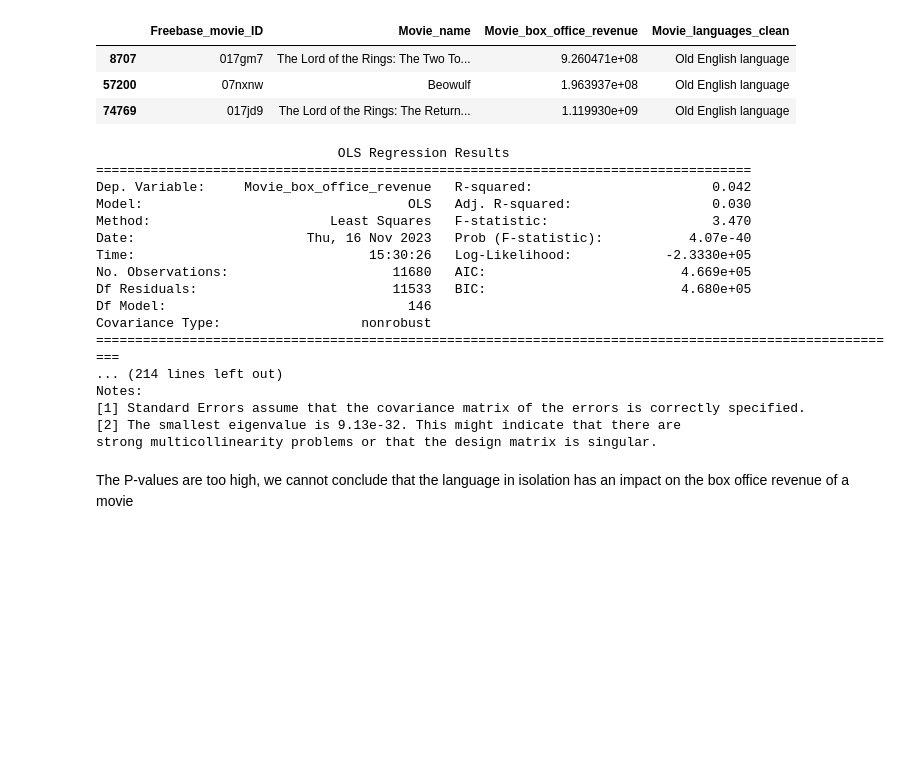
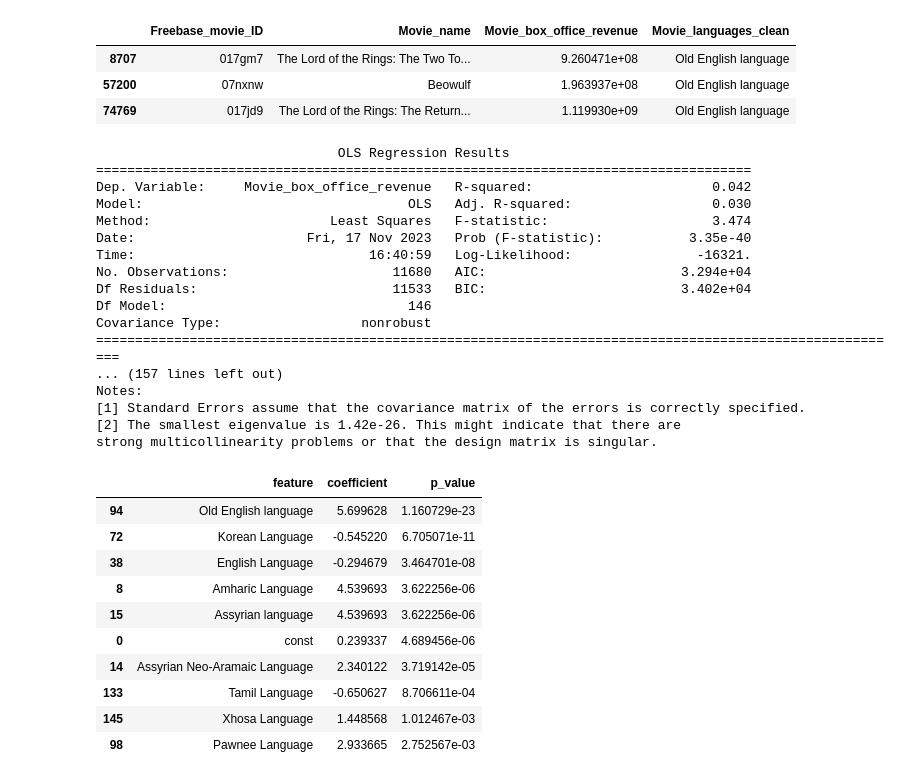
Before and after one commit to epfl-ada/ada-2023-project-pandalysts, a Jupyter notebook: init_pipeline.ipynb, the cells around one changed output. Cells and saved outputs as stored; diff of their text form; code cells hidden in the pictures; blank space fills up the shorter version.

```diff
--- a/init_pipeline.ipynb
+++ b/init_pipeline.ipynb
@@ -215,6 +251,11 @@ display(test.loc[test['Movie_languages_clean'] == 'Old English language'])
 import statsmodels.api as sm
 
 df_reg = merged_df[['Movie_name', 'Movie_box_office_revenue', 'Movie_languages_clean']]
+
+# Remove nans
+df_reg = df_reg.dropna()
+df_reg = df_reg.dropna(axis=1)
+
 df_reg = df_reg.explode('Movie_languages_clean', ignore_index=True)
 df_reg = df_reg.dropna(subset=['Movie_languages_clean'])
 
@@ -224,13 +265,10 @@ df_reg['Movie_languages_clean'] = df_reg['Movie_languages_clean'].apply(lambda x
 df_reg = pd.get_dummies(df_reg, columns=['Movie_languages_clean'], prefix='', prefix_sep='')
 
 
-
-
-df_reg = df_reg.dropna()
-
 # Perform linear regression
 X = df_reg.drop(['Movie_name', 'Movie_box_office_revenue'], axis=1)  # Features = all languages
 y = df_reg['Movie_box_office_revenue']  # y = revenue
+
 
 # Add a constant to the features (required for statsmodels) since we're not using an explicit formula
 X = sm.add_constant(X)
@@ -238,25 +276,56 @@ X = sm.add_constant(X)
 # Fit the OLS model
 model = sm.OLS(y, X).fit()
 
-# Print the summary
 print(model.summary())
 # %% [output]
                                OLS Regression Results
 ====================================================================================
 Dep. Variable:     Movie_box_office_revenue   R-squared:                       0.042
 Model:                                  OLS   Adj. R-squared:                  0.030
-Method:                       Least Squares   F-statistic:                     3.470
-Date:                      Thu, 16 Nov 2023   Prob (F-statistic):           4.07e-40
-Time:                              15:30:26   Log-Likelihood:            -2.3330e+05
-No. Observations:                     11680   AIC:                         4.669e+05
-Df Residuals:                         11533   BIC:                         4.680e+05
+Method:                       Least Squares   F-statistic:                     3.474
+Date:                      Fri, 17 Nov 2023   Prob (F-statistic):           3.35e-40
+Time:                              16:40:59   Log-Likelihood:                -16321.
+No. Observations:                     11680   AIC:                         3.294e+04
+Df Residuals:                         11533   BIC:                         3.402e+04
 Df Model:                               146
 Covariance Type:                  nonrobust
 ========================================================================================================
-... (214 lines left out)
+... (157 lines left out)
 Notes:
 [1] Standard Errors assume that the covariance matrix of the errors is correctly specified.
-[2] The smallest eigenvalue is 9.13e-32. This might indicate that there are
+[2] The smallest eigenvalue is 1.42e-26. This might indicate that there are
 strong multicollinearity problems or that the design matrix is singular.
-# %% [markdown]
-The P-values are too high, we cannot conclude that the language in isolation has an impact on the box office revenue of a movie
+# %%
+# Extracting coefficients, p-values, and feature names
+coefficients = model.params
+p_values = model.pvalues
+features = model.params.index
+
+# Creating a DataFrame
+regression_summary = pd.DataFrame({
+    'feature': features,
+    'coefficient': coefficients,
+    'p_value': p_values
+}).reset_index(drop=True)
+
+
+# Select languages that have a high p-value from the logistic regression
+high_sig = regression_summary.loc[regression_summary['p_value'] < 0.05]
+
+# Sort the DataFrame by p-value in ascending order and select the first 3 rows
+lowest_p_values = high_sig.sort_values('p_value').head(10)
+
+# Display the result
+display(lowest_p_values)
+# %% [output]
+|  | feature | coefficient | p_value |
+| 94 | Old English language | 5.699628 | 1.160729e-23 |
+| 72 | Korean Language | -0.545220 | 6.705071e-11 |
+| 38 | English Language | -0.294679 | 3.464701e-08 |
+| 8 | Amharic Language | 4.539693 | 3.622256e-06 |
+| 15 | Assyrian language | 4.539693 | 3.622256e-06 |
+| 0 | const | 0.239337 | 4.689456e-06 |
+| 14 | Assyrian Neo-Aramaic Language | 2.340122 | 3.719142e-05 |
+| 133 | Tamil Language | -0.650627 | 8.706611e-04 |
+| 145 | Xhosa Language | 1.448568 | 1.012467e-03 |
+| 98 | Pawnee Language | 2.933665 | 2.752567e-03 |
```
Also changed, not shown: parts of 4 cells of this notebook.
